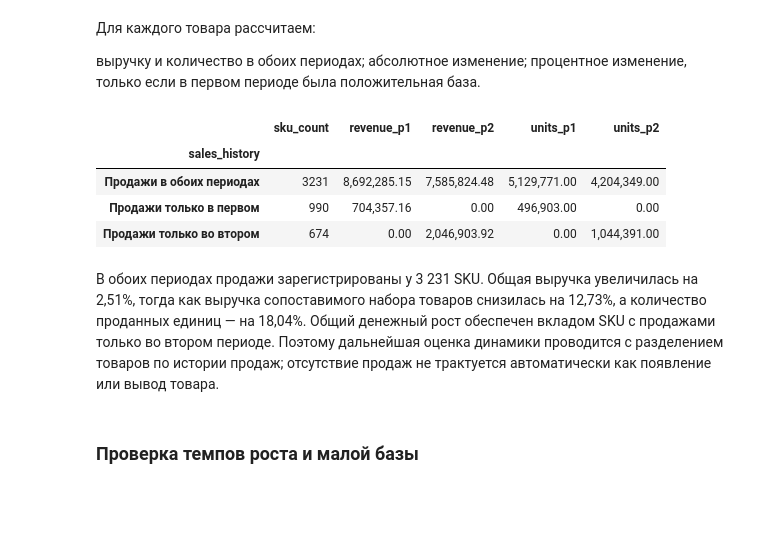
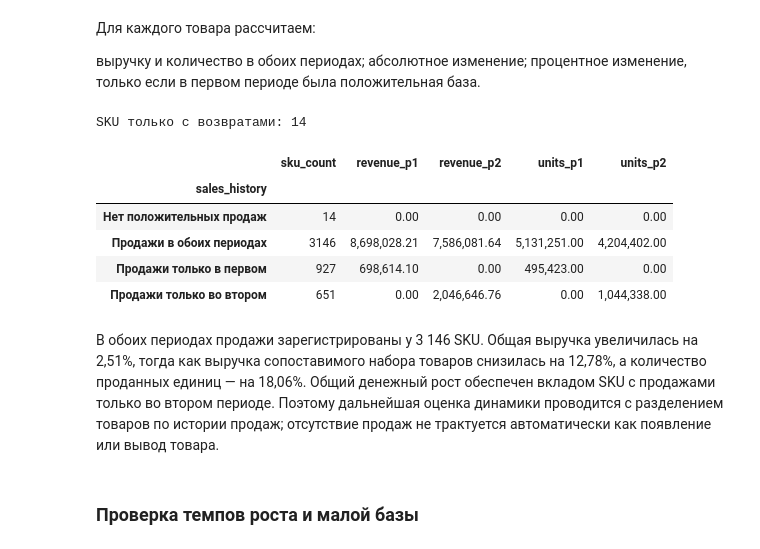
Before and after one commit to Urizen-Data/SKU_navigator, a Jupyter notebook: notebooks/SKU Навигатор.ipynb, the cells around one changed output. Drawn from its saved outputs; the diff is of its cells as text; code cells hidden in the pictures; blank space fills up the shorter version.

```diff
--- a/notebooks/SKU Навигатор.ipynb
+++ b/notebooks/SKU Навигатор.ipynb
@@ -712,6 +712,13 @@ keep = valid_operation & clean["Price"].gt(0) & ~nonproduct
 clean = clean.loc[keep].copy().reset_index(drop=True)
 clean["Amount"] = clean["Quantity"] * clean["Price"]
 
+# Нормализация StockCode — как в ETL (clean.py).
+# Без неё 85123a и 85123A считаются разными SKU:
+# в ноутбуке получается на 170 SKU больше, чем в parquet/PBI.
+clean["StockCode"] = (
+    clean["StockCode"].astype("string").str.strip().str.upper()
+)
+
 # Контроль правил очистки.
 assert clean["Price"].gt(0).all()
 assert clean.loc[~clean["IsCancel"], "Quantity"].gt(0).all()
@@ -2427,39 +2498,55 @@ sku_dynamics["sales_history"] = np.select(
     ],
     default="Нет положительных продаж"
 )
 
 # Контроль сохранения выручки и количества
 for period, suffix in [("2009/10", "p1"), ("2010/11", "p2")]:
     for metric in ["revenue", "units"]:
         assert np.isclose(
             sku_dynamics[f"{metric}_{suffix}"].sum(),
             sku_period.loc[
                 sku_period["Period"].eq(period), metric
             ].sum()
         )
 
-assert (has_p1 | has_p2).all()
+# Товары только с возвратами не имеют положительных продаж —
+# это допустимо, они попадают в отбор через negative_amount.
+# Проверяем только: если у SKU нет продаж ни в одном периоде,
+# то и выручка у него должна быть нулевой.
+no_sales = ~(has_p1 | has_p2)
+if no_sales.any():
+    zero_rev = sku_period.loc[
+        sku_period["StockCode"].isin(sku_dynamics.index[no_sales]),
+        "revenue",
+    ].max()
+    assert zero_rev == 0, (
+        "У SKU без положительных продаж ненулевая выручка — "
+        "проверь связь sku_dynamics и sku_period"
+    )
+print(f"SKU только с возвратами: {int(no_sales.sum())}")
 
 dynamics_check = (
     sku_dynamics.groupby("sales_history")
     .agg(
         sku_count=("units_p1", "size"),
         revenue_p1=("revenue_p1", "sum"),
         revenue_p2=("revenue_p2", "sum"),
         units_p1=("units_p1", "sum"),
         units_p2=("units_p2", "sum")
     )
 )
 
 display(dynamics_check.round(2))
 # %% [output]
+SKU только с возвратами: 14
 |  | sku_count | revenue_p1 | revenue_p2 | units_p1 | units_p2 |
 | sales_history |  |  |  |  |  |
-| Продажи в обоих периодах | 3231 | 8,692,285.15 | 7,585,824.48 | 5,129,771.00 | 4,204,349.00 |
-| Продажи только в первом | 990 | 704,357.16 | 0.00 | 496,903.00 | 0.00 |
-| Продажи только во втором | 674 | 0.00 | 2,046,903.92 | 0.00 | 1,044,391.00 |
+| Нет положительных продаж | 14 | 0.00 | 0.00 | 0.00 | 0.00 |
+| Продажи в обоих периодах | 3146 | 8,698,028.21 | 7,586,081.64 | 5,131,251.00 | 4,204,402.00 |
+| Продажи только в первом | 927 | 698,614.10 | 0.00 | 495,423.00 | 0.00 |
+| Продажи только во втором | 651 | 0.00 | 2,046,646.76 | 0.00 | 1,044,338.00 |
 # %% [markdown]
-В обоих периодах продажи зарегистрированы у 3 231 SKU. Общая выручка увеличилась на 2,51%, тогда как выручка сопоставимого набора товаров снизилась на 12,73%, а количество проданных единиц — на 18,04%. Общий денежный рост обеспечен вкладом SKU с продажами только во втором периоде. Поэтому дальнейшая оценка динамики проводится с разделением товаров по истории продаж; отсутствие продаж не трактуется автоматически как появление или вывод товара.
+В обоих периодах продажи зарегистрированы у 3 146 SKU. Общая выручка увеличилась на 2,51%, тогда как выручка сопоставимого набора товаров снизилась на 12,78%, а количество проданных единиц — на 18,06%. Общий денежный рост обеспечен вкладом SKU с продажами только во втором периоде. Поэтому дальнейшая оценка динамики проводится с разделением товаров по истории продаж; отсутствие продаж не трактуется автоматически как появление или вывод товара.
 # %% [markdown]
 ### Проверка темпов роста и малой базы
 # %% [markdown]
```
Also changed, not shown: parts of 67 cells of this notebook, 24 other files.
